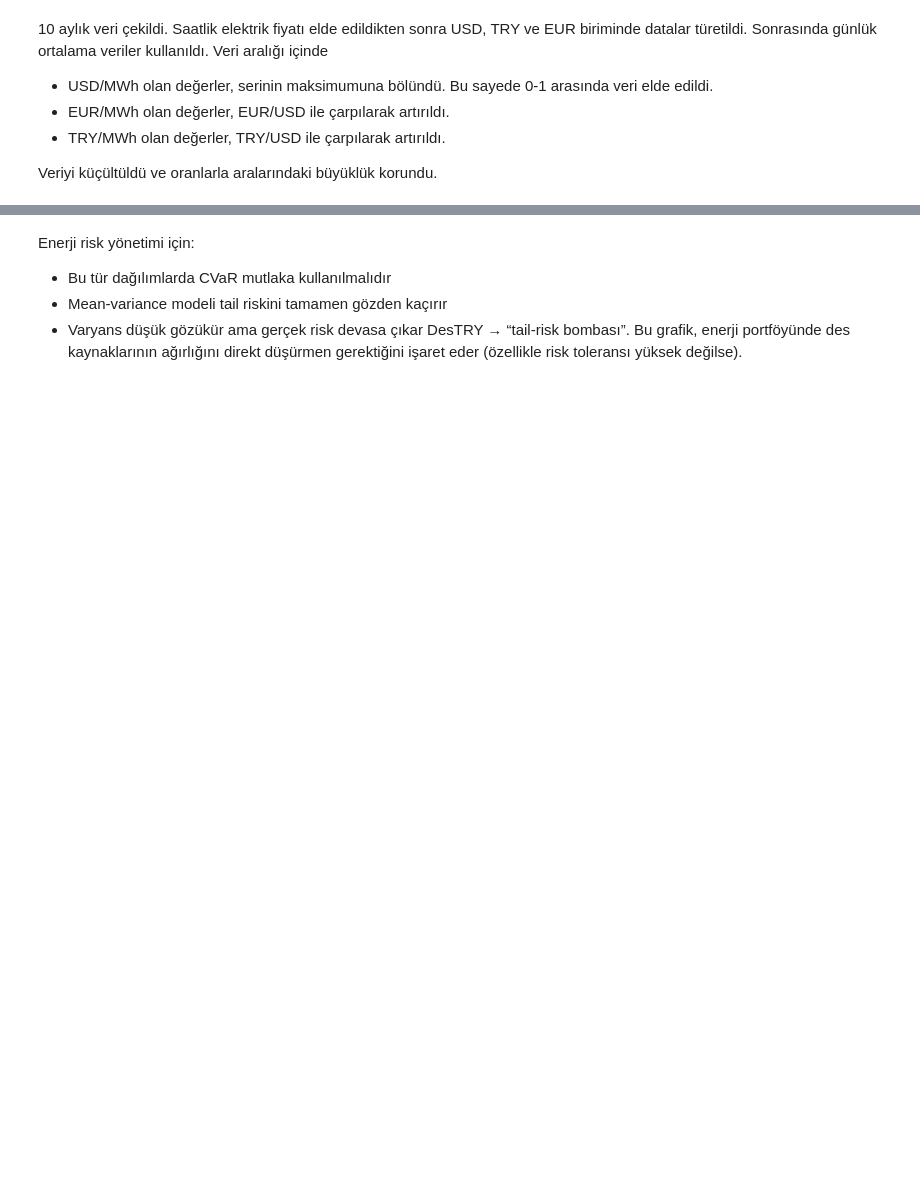
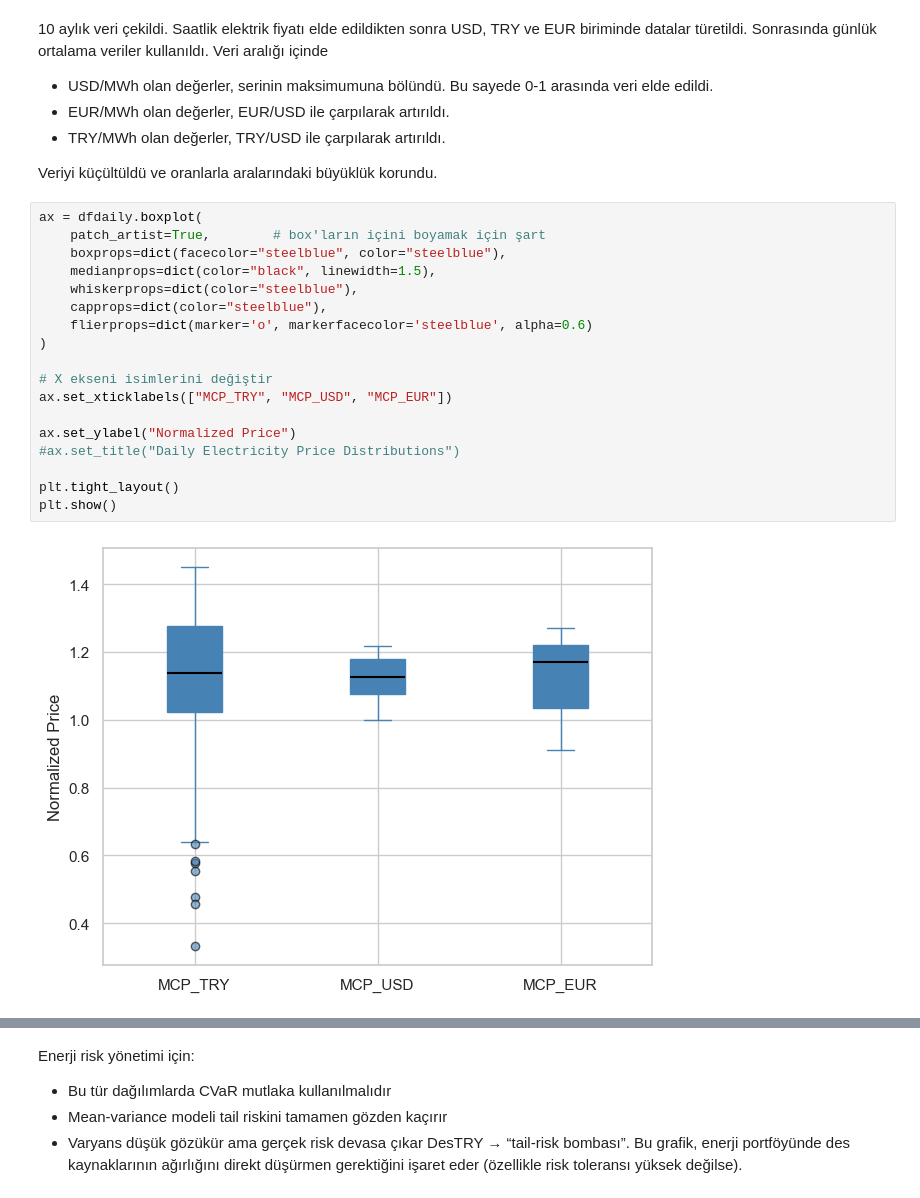
Before and after one commit to AdemYildirim/MPT, a Jupyter notebook: Adem-2025-12-15.ipynb, the cells around one changed output, grey strips where cells are left out. Cells and saved outputs as stored; diff of their text form; blank space fills up the shorter version.

```diff
--- a/Adem-2025-12-15.ipynb
+++ b/Adem-2025-12-15.ipynb
@@ -75,4 +78,24 @@ dfpivot.describe()
 - TRY/MWh olan değerler, TRY/USD ile çarpılarak artırıldı.
 
 Veriyi küçültüldü ve oranlarla aralarındaki büyüklük korundu.
+# %%
+ax = dfdaily.boxplot(
+    patch_artist=True,        # box'ların içini boyamak için şart
+    boxprops=dict(facecolor="steelblue", color="steelblue"),
+    medianprops=dict(color="black", linewidth=1.5),
+    whiskerprops=dict(color="steelblue"),
+    capprops=dict(color="steelblue"),
+    flierprops=dict(marker='o', markerfacecolor='steelblue', alpha=0.6)
+)
+
+# X ekseni isimlerini değiştir
+ax.set_xticklabels(["MCP_TRY", "MCP_USD", "MCP_EUR"])
+
+ax.set_ylabel("Normalized Price")
+#ax.set_title("Daily Electricity Price Distributions")
+
+plt.tight_layout()
+plt.show()
+# %% [output]
+[figure, added]
 # %%
```
Also changed, not shown: parts of 19 cells of this notebook.
